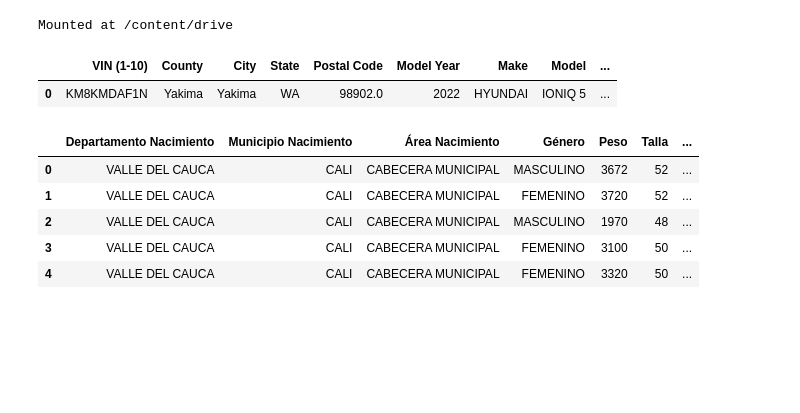
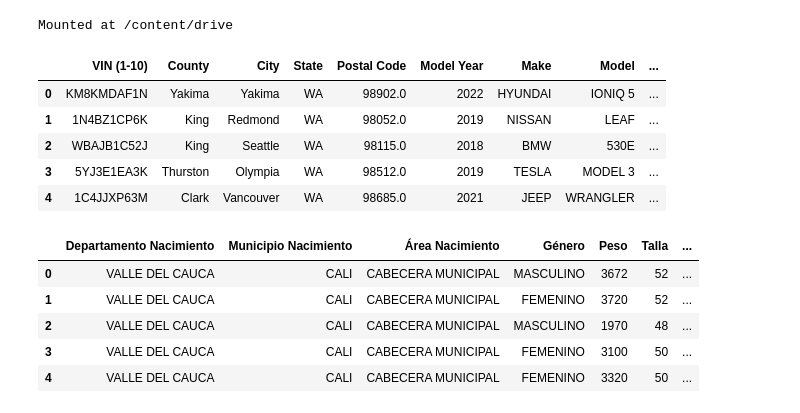
Before and after one commit to ALRIER/BigD_KonradLorenz, a Jupyter notebook: Repaso_Gráficos.ipynb, the cells around one changed output. Saved outputs shown, nothing was run; the diff lists cells and outputs as text; code cells hidden in the pictures; blank space fills up the shorter version.

```diff
--- a/Repaso_Gráficos.ipynb
+++ b/Repaso_Gráficos.ipynb
@@ -46,10 +46,14 @@ df = pd.read_csv(URL)
 # ya tengo cargada la variable y le pedí que me la leyera con pandas ahora puedo hacer un head para ver si cargo bien
 # %%
 #Comando para llamar la base de datos o dataframe
-df.head(1)
+df.head()
 # %% [output]
 |  | VIN (1-10) | County | City | State | Postal Code | Model Year | Make | Model | ... |
 | 0 | KM8KMDAF1N | Yakima | Yakima | WA | 98902.0 | 2022 | HYUNDAI | IONIQ 5 | ... |
+| 1 | 1N4BZ1CP6K | King | Redmond | WA | 98052.0 | 2019 | NISSAN | LEAF | ... |
+| 2 | WBAJB1C52J | King | Seattle | WA | 98115.0 | 2018 | BMW | 530E | ... |
+| 3 | 5YJ3E1EA3K | Thurston | Olympia | WA | 98512.0 | 2019 | TESLA | MODEL 3 | ... |
+| 4 | 1C4JJXP63M | Clark | Vancouver | WA | 98685.0 | 2021 | JEEP | WRANGLER | ... |
 # %%
 # ejemplo con una segunda base de datos
 
```
Also changed, not shown: parts of 28 cells of this notebook.
